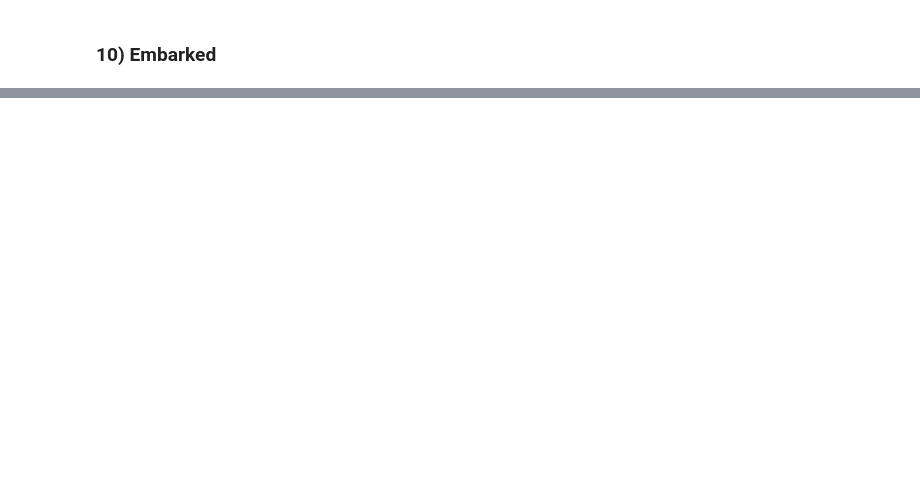
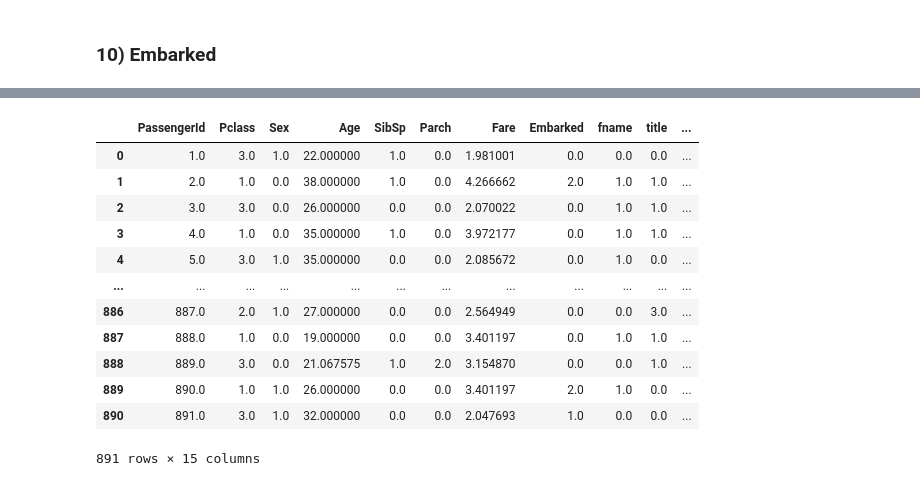
Before and after one commit to malte-n/Data-Science-Portfolio, a Jupyter notebook: titanic_kaggle_comp/titanic_classification_problem.ipynb, the cells around one changed output, grey strips where cells are left out. Saved outputs shown, nothing was run; the diff lists cells and outputs as text; code cells hidden in the pictures; blank space fills up the shorter version.

```diff
--- a/titanic_kaggle_comp/titanic_classification_problem.ipynb
+++ b/titanic_kaggle_comp/titanic_classification_problem.ipynb
@@ -330,21 +347,36 @@ train_data.drop("Survived", axis=1, inplace=True)
 # %%
 from sklearn.experimental import enable_iterative_imputer
 from sklearn.impute import IterativeImputer
 from sklearn.preprocessing import PolynomialFeatures
 
 
 combined = pd.concat([train_data,test_data],keys=[0,1])
 
 imp = IterativeImputer(max_iter = 20, random_state = 42)
 combined = pd.DataFrame(imp.fit_transform(combined), index = combined.index, columns = combined.columns)
 
-poly = PolynomialFeatures(degree=2)
-
-
 train_data = combined.xs(0)
 test_data = combined.xs(1)
 
+
+train_data["baby"] =  pd.cut(train_data["Age"], bins=[-1,5,100], labels=[1,0]).astype("int64")
+test_data["baby"] = pd.cut(test_data["Age"], bins=[-1,5,100], labels=[1,0]).astype("int64")
+
 train_data
+# %% [output]
+|  | PassengerId | Pclass | Sex | Age | SibSp | Parch | Fare | Embarked | fname | title | ... |
+| 0 | 1.0 | 3.0 | 1.0 | 22.000000 | 1.0 | 0.0 | 1.981001 | 0.0 | 0.0 | 0.0 | ... |
+| 1 | 2.0 | 1.0 | 0.0 | 38.000000 | 1.0 | 0.0 | 4.266662 | 2.0 | 1.0 | 1.0 | ... |
+| 2 | 3.0 | 3.0 | 0.0 | 26.000000 | 0.0 | 0.0 | 2.070022 | 0.0 | 1.0 | 1.0 | ... |
+| 3 | 4.0 | 1.0 | 0.0 | 35.000000 | 1.0 | 0.0 | 3.972177 | 0.0 | 1.0 | 1.0 | ... |
+| 4 | 5.0 | 3.0 | 1.0 | 35.000000 | 0.0 | 0.0 | 2.085672 | 0.0 | 1.0 | 0.0 | ... |
+| ... | ... | ... | ... | ... | ... | ... | ... | ... | ... | ... | ... |
+| 886 | 887.0 | 2.0 | 1.0 | 27.000000 | 0.0 | 0.0 | 2.564949 | 0.0 | 0.0 | 3.0 | ... |
+| 887 | 888.0 | 1.0 | 0.0 | 19.000000 | 0.0 | 0.0 | 3.401197 | 0.0 | 1.0 | 1.0 | ... |
+| 888 | 889.0 | 3.0 | 0.0 | 21.067575 | 1.0 | 2.0 | 3.154870 | 0.0 | 0.0 | 1.0 | ... |
+| 889 | 890.0 | 1.0 | 1.0 | 26.000000 | 0.0 | 0.0 | 3.401197 | 2.0 | 1.0 | 0.0 | ... |
+| 890 | 891.0 | 3.0 | 1.0 | 32.000000 | 0.0 | 0.0 | 2.047693 | 1.0 | 0.0 | 0.0 | ... |
+891 rows × 15 columns
 # %%
 from sklearn.ensemble import RandomForestClassifier
 
```
Also changed, not shown: parts of 4 cells of this notebook, 1 other file.
